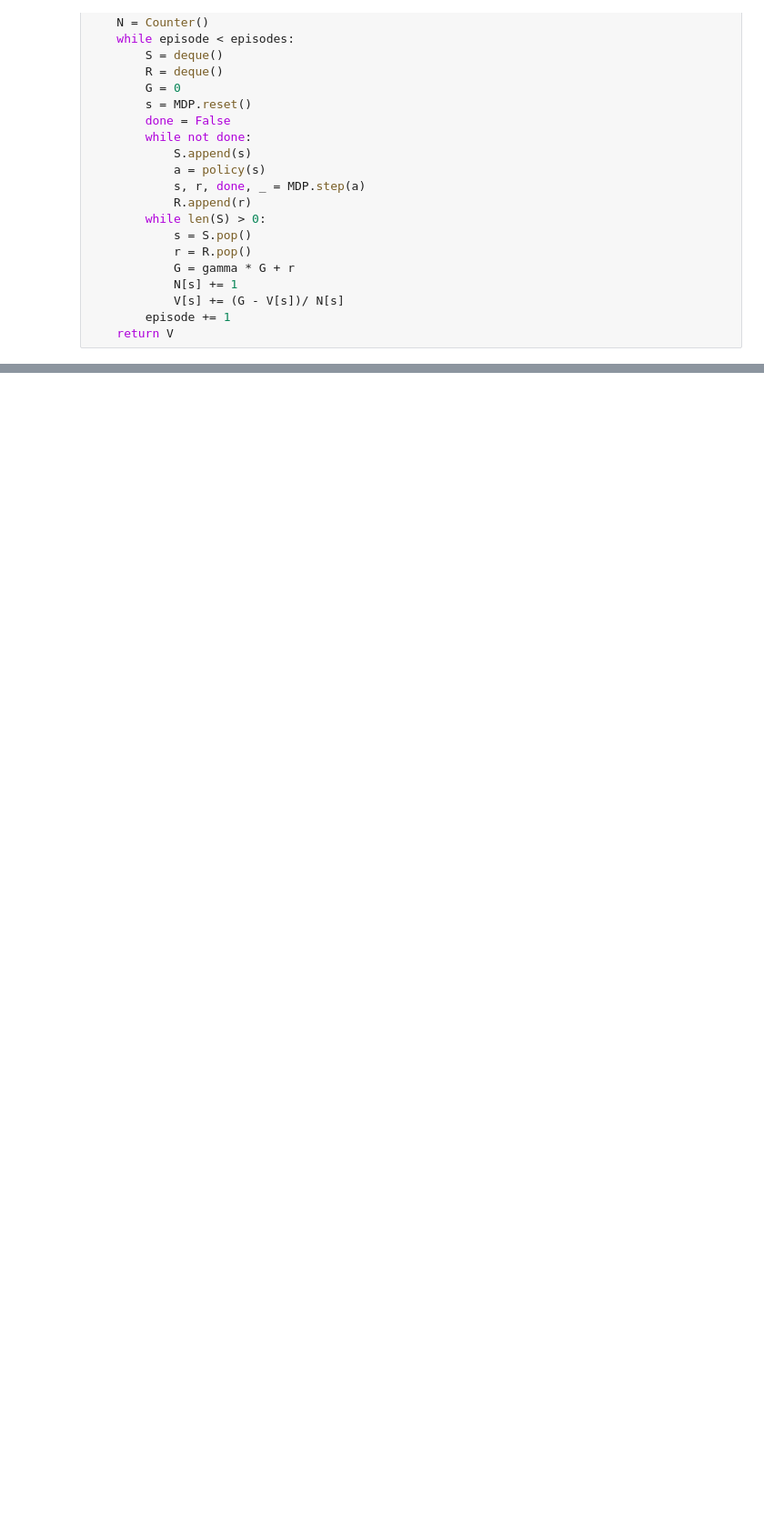
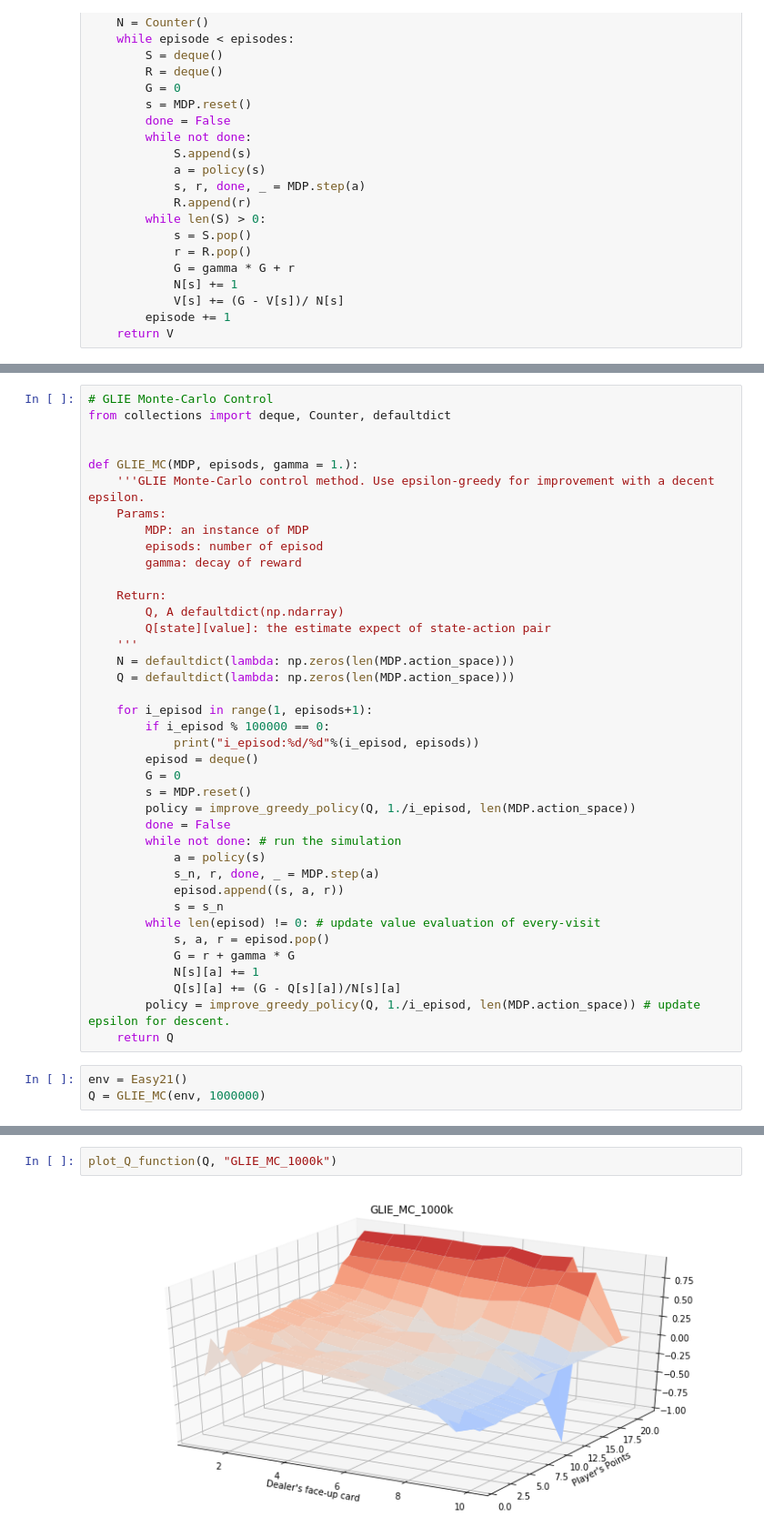
Before and after one commit to neo-pan/RL_notebook, a Jupyter notebook: Assignment_Easy21.ipynb, the cells around one changed output, grey strips where cells are left out. Shown: that part at 91% size. Drawn from its saved outputs; the diff is of its cells as text; blank space fills up the shorter version.

```diff
--- a/Assignment_Easy21.ipynb
+++ b/Assignment_Easy21.ipynb
@@ -207,0 +226,42 @@ plot_result(V, 'MC Learning')
+# %%
+# GLIE Monte-Carlo Control
+from collections import deque, Counter, defaultdict
+
+
+def GLIE_MC(MDP, episods, gamma = 1.):
+    '''GLIE Monte-Carlo control method. Use epsilon-greedy for improvement with a decent epsilon.
+    Params:
+        MDP: an instance of MDP
+        episods: number of episod
+        gamma: decay of reward
+
+    Return:
+        Q, A defaultdict(np.ndarray)
+        Q[state][value]: the estimate expect of state-action pair
+    '''
+    N = defaultdict(lambda: np.zeros(len(MDP.action_space)))
+    Q = defaultdict(lambda: np.zeros(len(MDP.action_space)))
+
+    for i_episod in range(1, episods+1):
+        if i_episod % 100000 == 0:
+            print("i_episod:%d/%d"%(i_episod, episods))
+        episod = deque()
+        G = 0
+        s = MDP.reset()
+        policy = improve_greedy_policy(Q, 1./i_episod, len(MDP.action_space))
+        done = False
+        while not done: # run the simulation
+            a = policy(s)
+            s_n, r, done, _ = MDP.step(a)
+            episod.append((s, a, r))
+            s = s_n
+        while len(episod) != 0: # update value evaluation of every-visit
+            s, a, r = episod.pop()
+            G = r + gamma * G
+            N[s][a] += 1
+            Q[s][a] += (G - Q[s][a])/N[s][a]
+        policy = improve_greedy_policy(Q, 1./i_episod, len(MDP.action_space)) # update epsilon for descent.
+    return Q
+# %%
+env = Easy21()
+Q = GLIE_MC(env, 1000000)
@@ -207,0 +279,4 @@ plot_result(V, 'MC Learning')
+# %%
+plot_Q_function(Q, "GLIE_MC_1000k")
+# %% [output]
+[figure, added]
```
Also changed, not shown: parts of 12 cells of this notebook, 4 other files.
